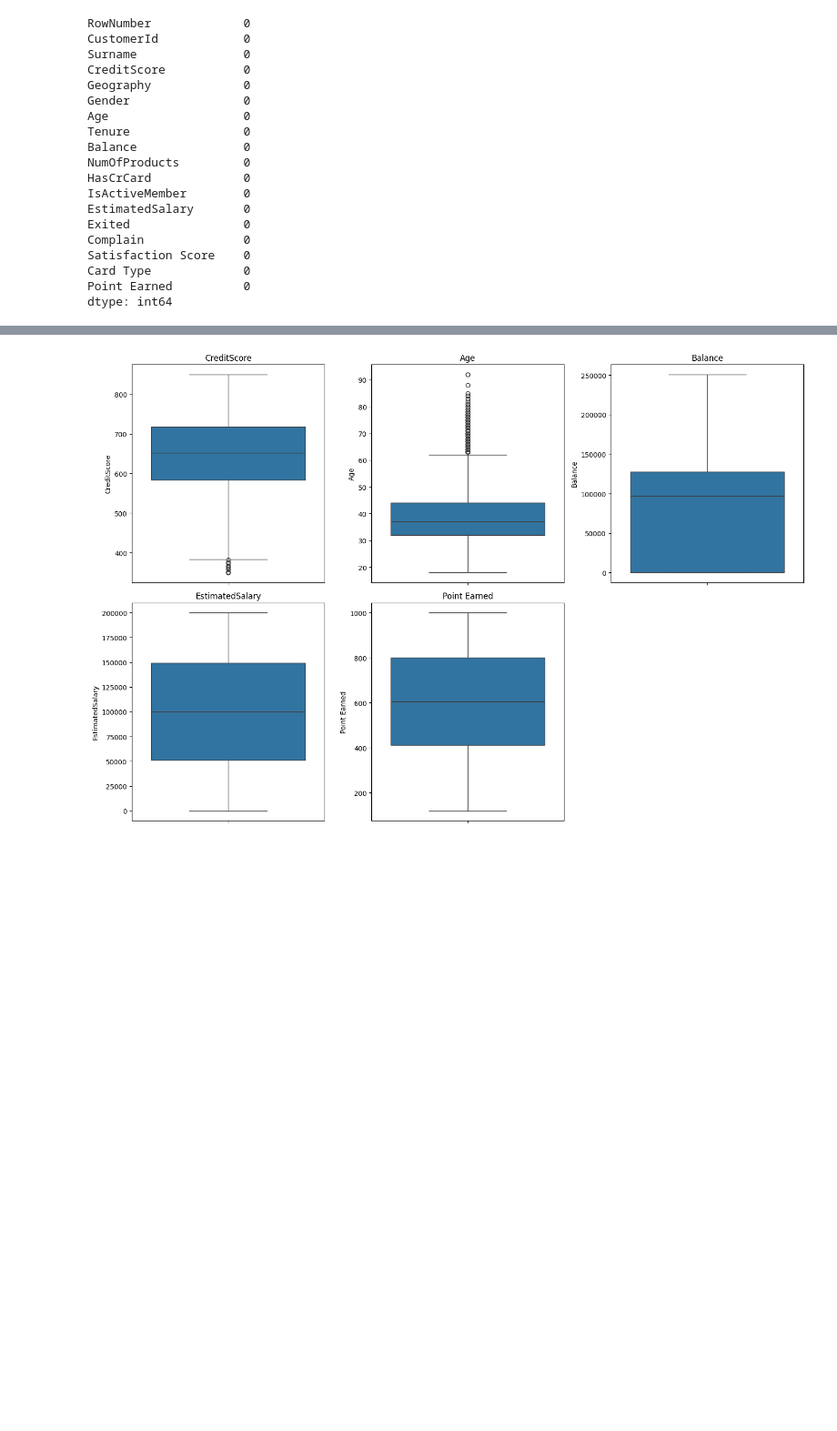
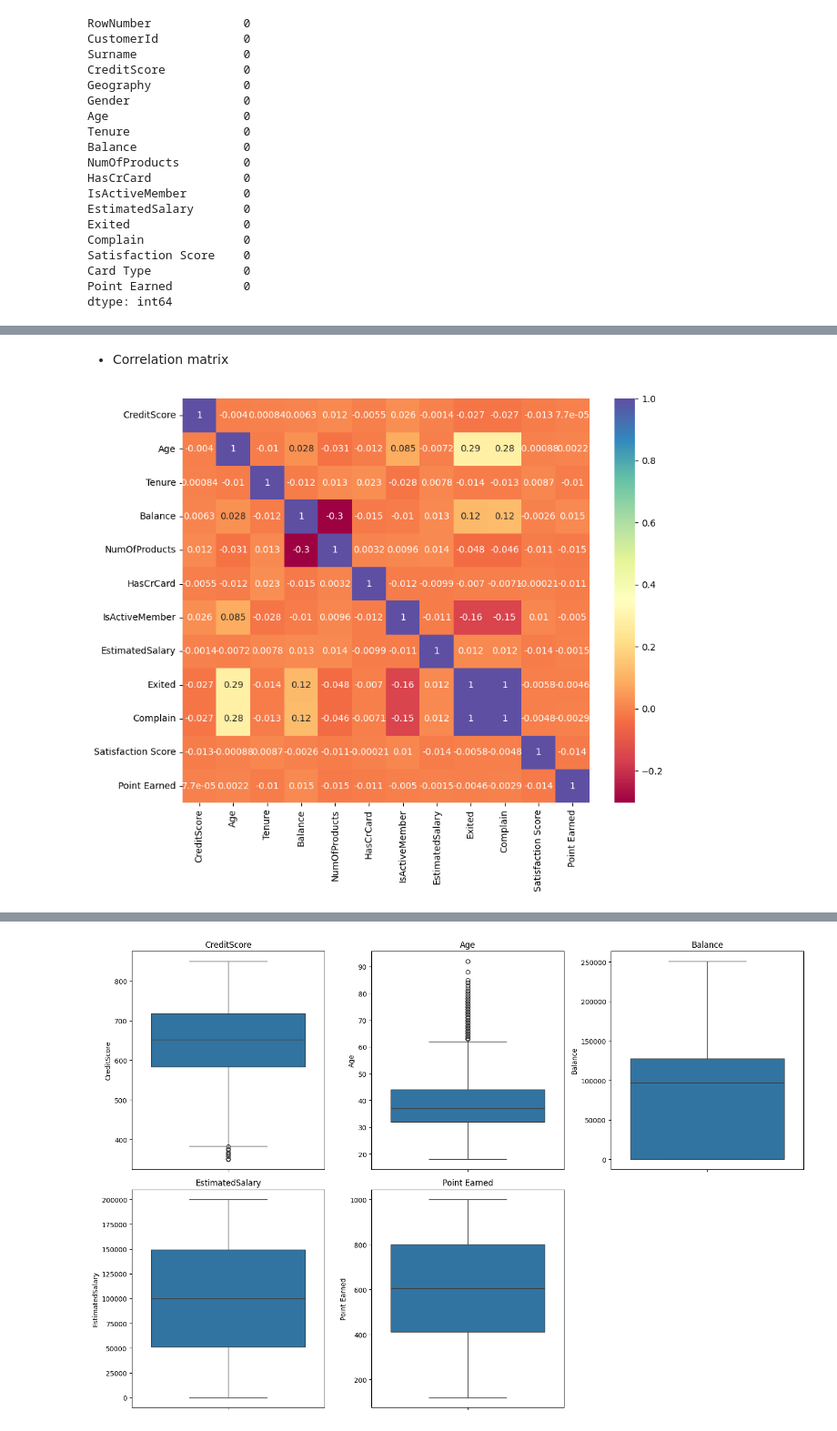
Before and after one commit to MateoPerezSuarez/Bank-Churn-Project, a Jupyter notebook: EDA_process.ipynb, the cells around one changed output, grey strips where cells are left out. Shown at 91% size. Saved outputs shown, nothing was run; the diff lists cells and outputs as text; code cells hidden in the pictures; blank space fills up the shorter version.

```diff
--- a/EDA_process.ipynb
+++ b/EDA_process.ipynb
@@ -111,0 +96,8 @@ there are no null values in the dataset, which facilitates the task.
+# %%
+duplicates = data.duplicated().sum()
+if duplicates > 0:
+    print(f"There are {duplicates} duplicated rows in the dataset.")
+else:
+    print("No duplicated rows found in the dataset.")
+
+data.drop(columns=['RowNumber','Surname','CustomerId'], inplace= True)
@@ -111,0 +108,3 @@ there are no null values in the dataset, which facilitates the task.
+# %%
+numericData = data.select_dtypes(include=[np.number])
+numericData.head()
@@ -111,0 +128,9 @@ there are no null values in the dataset, which facilitates the task.
+# %% [markdown]
+- Correlation matrix
+# %%
+corr_matrix = numericData.corr()
+plt.figure(figsize=(10, 8))
+sns.heatmap(corr_matrix, annot=True, cmap= "Spectral")
+plt.show()
+# %% [output]
+[figure, added]
```
Also changed, not shown: parts of 31 cells of this notebook, 1 other file.
